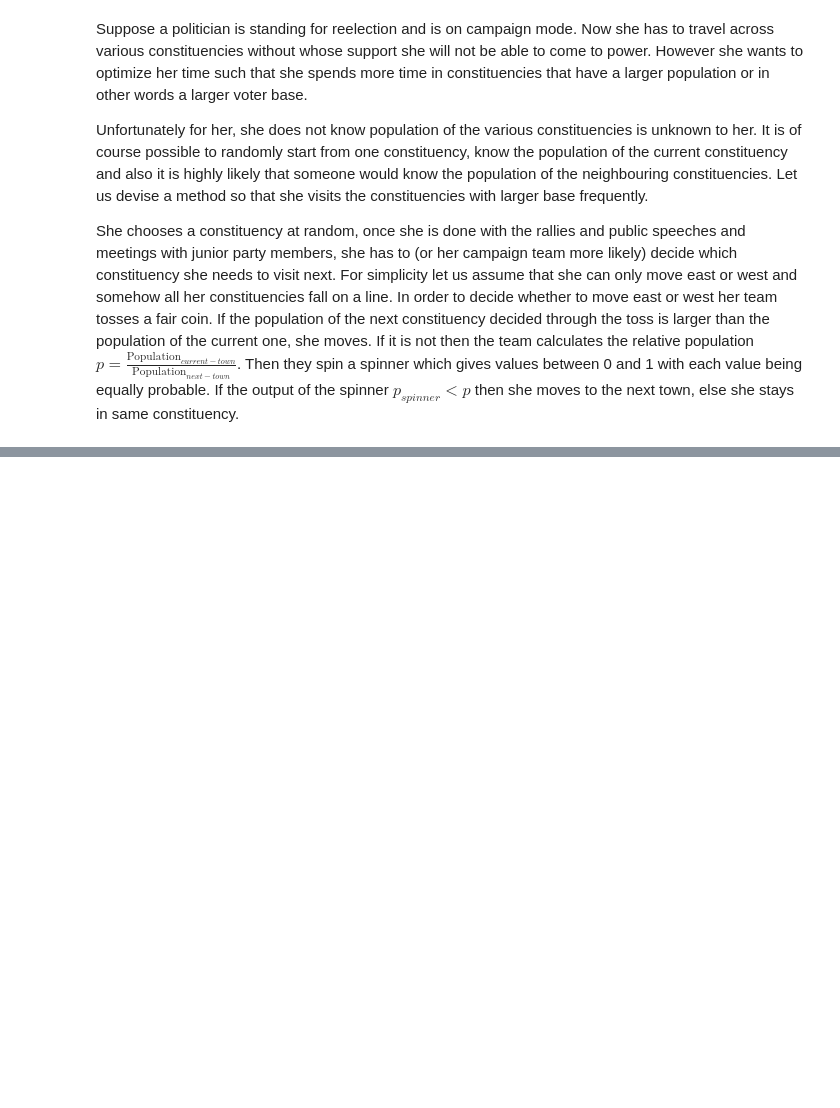
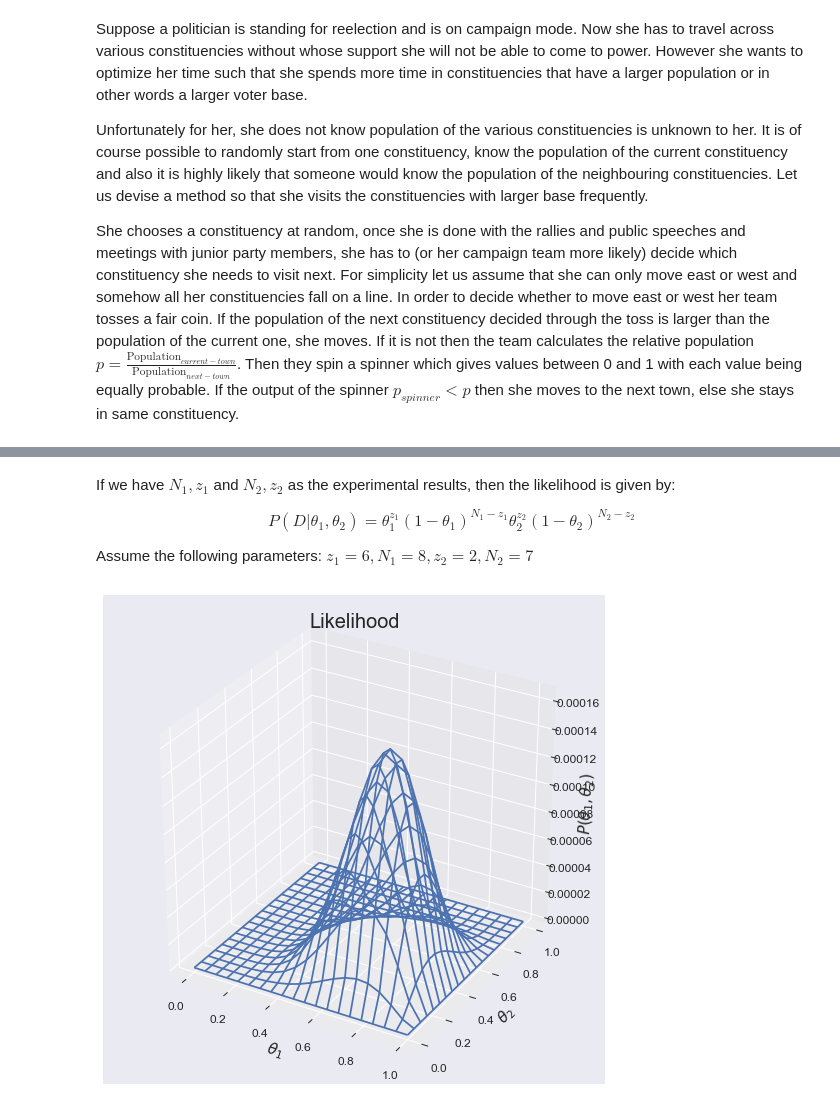
Before and after one commit to nathdipankar/Bayesian-Statistics, a Jupyter notebook: Markov Chain Monte Carlo/Markov Chain Monte Carlo .ipynb, the cells around one changed output, grey strips where cells are left out. Drawn from its saved outputs; the diff is of its cells as text; code cells hidden in the pictures; blank space fills up the shorter version.

```diff
--- a/Markov Chain Monte Carlo/Markov Chain Monte Carlo .ipynb
+++ b/Markov Chain Monte Carlo/Markov Chain Monte Carlo .ipynb
@@ -95,0 +51,21 @@ np.random.uniform()
+# %% [markdown]
+If we have $N_1,z_1$ and $N_2, z_2$ as the experimental results, then the likelihood is given by:
+
+$$
+P\left(D|\theta_1,\theta_2\right) = \theta_1^{z_1}\left(1-\theta_1\right)^{N_1-z_1}\theta_2^{z_2}\left(1-\theta_2\right)^{N_2-z_2}
+$$
+
+Assume the following parameters: $z_1 = 6, N_1 = 8, z_2 = 2, N_2 = 7$
+# %%
+Z = X**6*(1-X)**2*Y**2*(1-Y)**5
+fig = plt.figure(figsize = (9, 9))
+ax = fig.add_subplot(111, projection='3d')
+ax.plot_wireframe(X, Y, Z , label = 'Prior distribution')
+ax.set_title('Likelihood', fontsize = 20)
+ax.set_xlabel(r'$\theta_1$', fontsize = 15)
+ax.set_ylabel(r'$\theta_2$', fontsize = 15)
+ax.set_zlabel(r'$P(\theta_1,\theta_2)$', fontsize = 15)
+ax.tick_params(axis = 'both', labelsize = 12)
+ax.set_axis_on()
+# %% [output]
+[figure, added]
```
Also changed, not shown: parts of 25 cells of this notebook, 1 other file.
